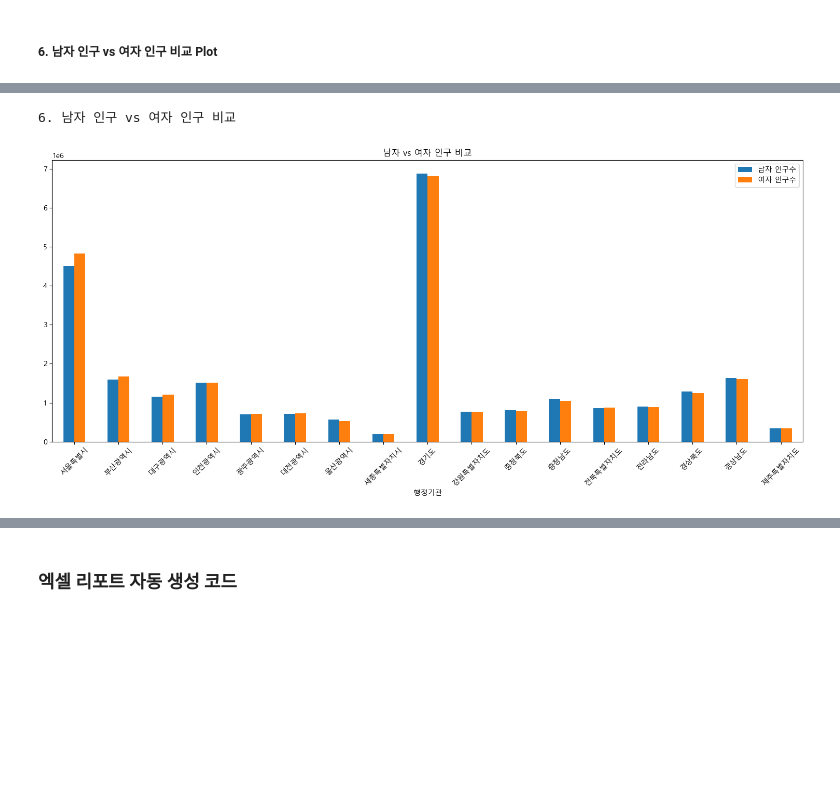
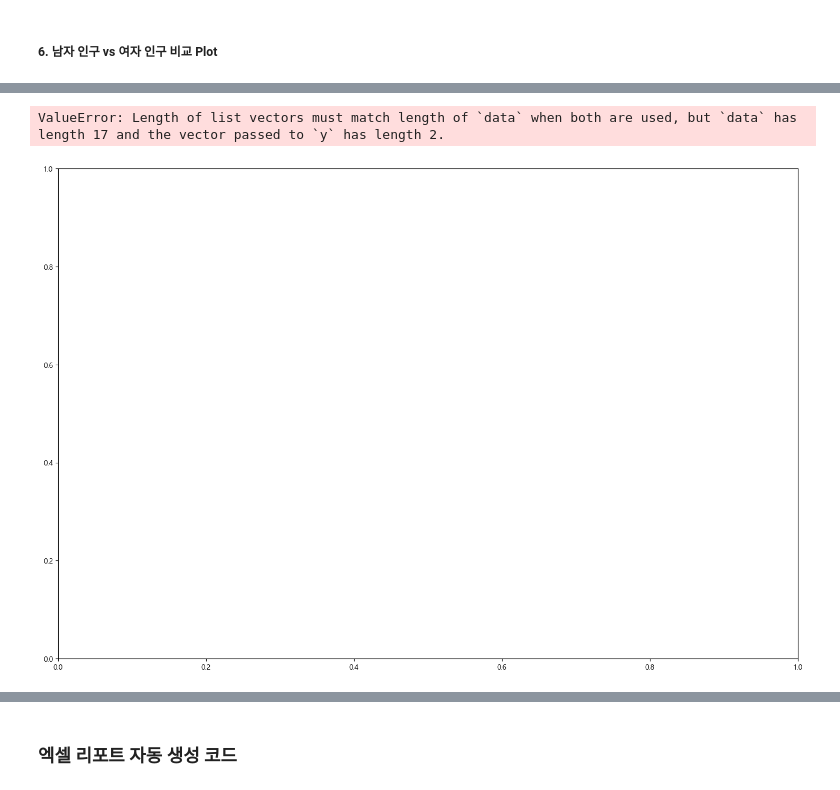
Before and after one commit to 2eeg/Rookies.assignment, a Jupyter notebook: WEB_Scraping/04_인구현황분석.ipynb, the cells around one changed output, grey strips where cells are left out. Cells and saved outputs as stored; diff of their text form; code cells hidden in the pictures; blank space fills up the shorter version.

```diff
--- a/WEB_Scraping/04_인구현황분석.ipynb
+++ b/WEB_Scraping/04_인구현황분석.ipynb
@@ -13,6 +13,8 @@ matplotlib.rc('font', family=font_prop)
 Malgun Gothic
 # %%
 # 인구현황.csv 로드하여 DataFrame 객체생성 , 변수명은 df_all
+df_all = pd.read_csv('data/인구현황.csv', encoding='utf-8')
+df_all
 # %% [output]
 |  | 행정기관코드 | 행정기관 | 총인구수 | 세대수 | 세대당 인구 | 남자 인구수 | 여자 인구수 | 남여 비율 |
 | 0 | 1000000000 | 전국 | 51217221 | 24118928 | 2.12 | 25498324 | 25718897 | 0.99 |
@@ -128,6 +152,8 @@ plt.figure(figsize=(10,5))
 * 남초여초 컬럼을 추가합니다.
 # %%
 print("4. 남초 vs 여초 지역 구분")
+df['남초여초'] = df['남여 비율'].map(lambda x: '남초' if x > 1 else ('동일' if x == 1 else '여초'))
+df[['행정기관', '남여 비율', '남초여초']]
 # %% [output]
 4. 남초 vs 여초 지역 구분
 |  | 행정기관 | 남여 비율 | 남초여초 |
@@ -173,4 +248,10 @@ print("5. 세대당 인구 평균보다 높은 지역")
 # %%
+# 남자 인구수 여자 인구수 비교
+figure, axes1 = plt.subplots(nrows=1, ncols=1)
+figure.set_size_inches(18, 12)
+sns.barplot(data=df, x='행정기관', y=['남자 인구수','여자 인구수'], ax=axes1, hue='행정기관')
+axes1.set_title('남자 vs 여자 인구수')
+plt.xticks(rotation=45)
 # %% [output]
-6. 남자 인구 vs 여자 인구 비교
+ValueError: Length of list vectors must match length of `data` when both are used, but `data` has length 17 and the vector passed to `y` has length 2.
-[figure, old version]
+[figure, new version]
```
Also changed, not shown: parts of 13 cells of this notebook.
